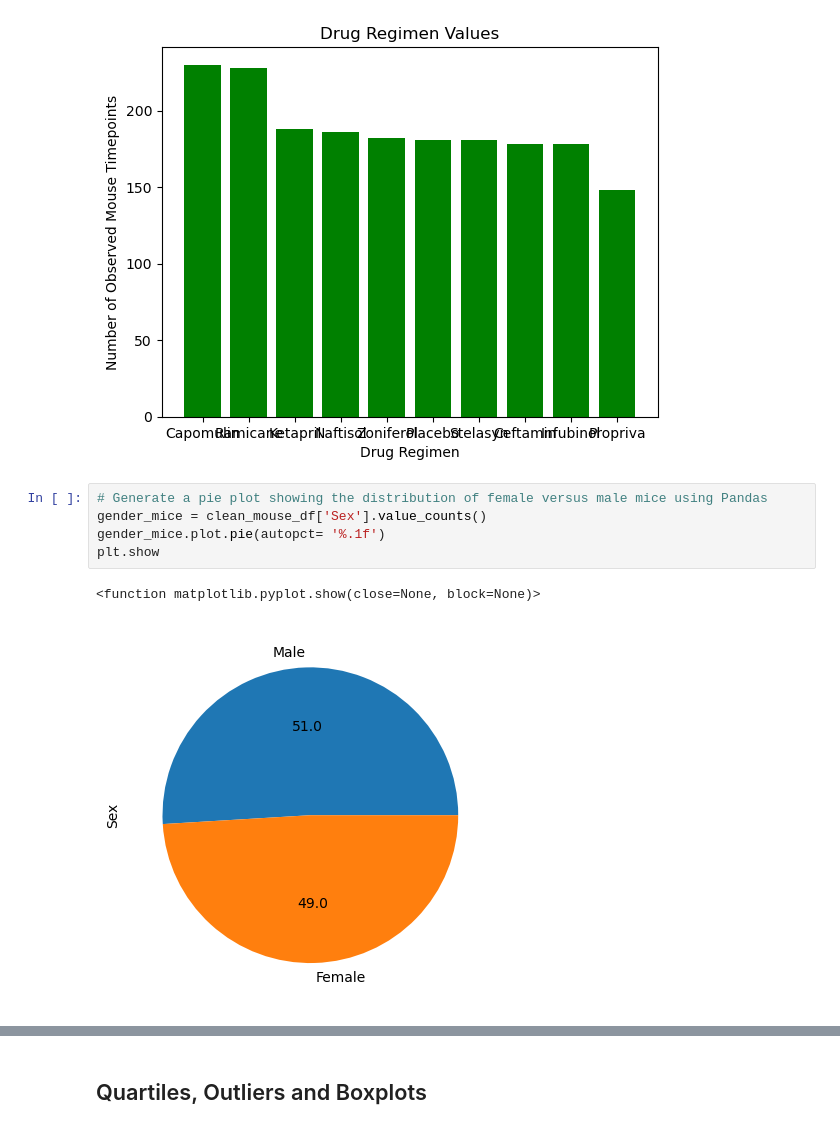
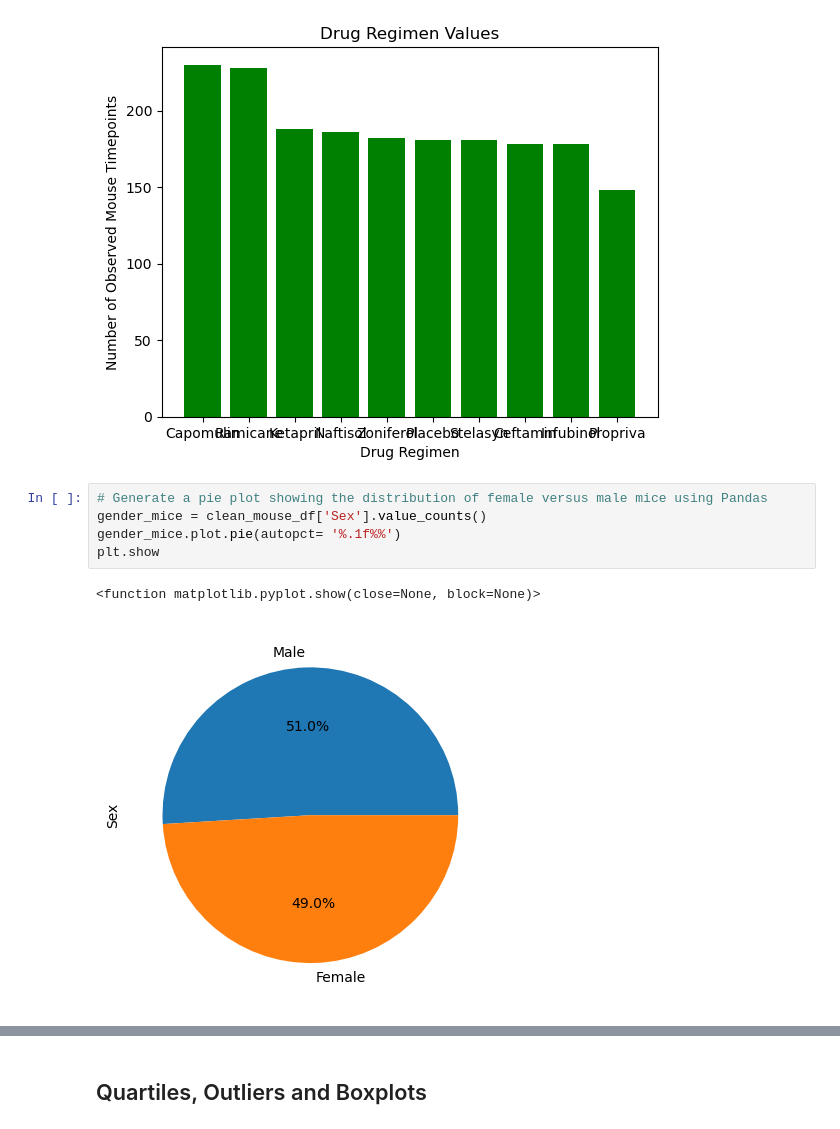
Before and after one commit to rachelpaczki/pymaceuticals-module-5, a Jupyter notebook: Pymaceuticals/pymaceuticals_final_analysis.ipynb, the cells around one changed output, grey strips where cells are left out. Saved outputs shown, nothing was run; the diff lists cells and outputs as text.

```diff
--- a/Pymaceuticals/pymaceuticals_final_analysis.ipynb
+++ b/Pymaceuticals/pymaceuticals_final_analysis.ipynb
@@ -198,11 +198,11 @@ plt.show()
 # %%
 # Generate a pie plot showing the distribution of female versus male mice using Pandas
 gender_mice = clean_mouse_df['Sex'].value_counts()
-gender_mice.plot.pie(autopct= '%.1f')
+gender_mice.plot.pie(autopct= '%.1f%%')
 plt.show
 # %% [output]
 <function matplotlib.pyplot.show(close=None, block=None)>
-[figure, old version]
+[figure, new version]
 # %%
 # Generate a pie plot showing the distribution of female versus male mice using pyplot
 genders = gender_mice.index.values
```
Also changed, not shown: parts of 4 cells of this notebook.
